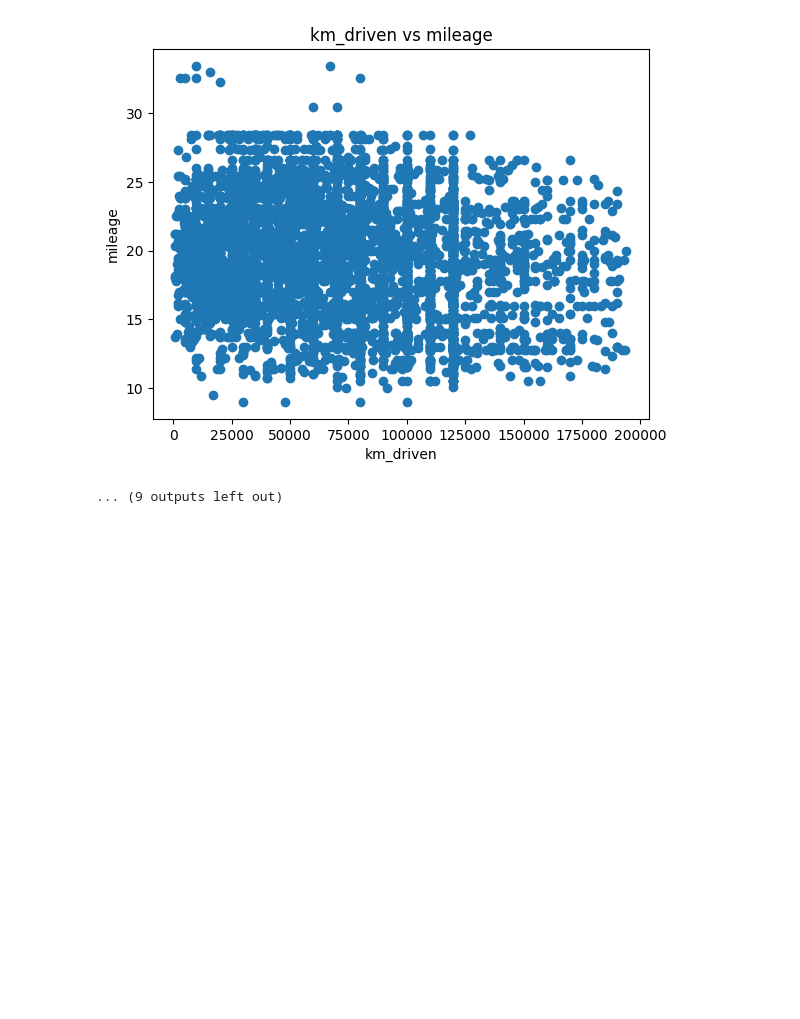
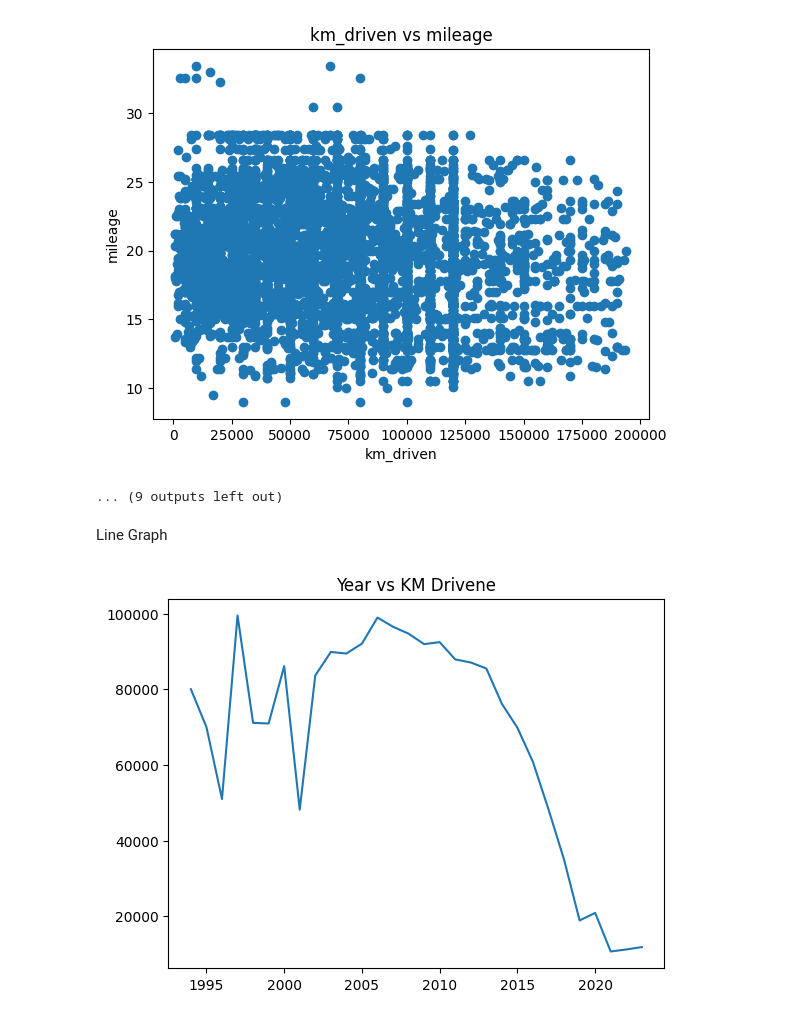
Before and after one commit to rijo909/py-ds, a Jupyter notebook: numpy-pandas/reading/reading_files_df.ipynb, the cells around one changed output. Cells and saved outputs as stored; diff of their text form; code cells hidden in the pictures; blank space fills up the shorter version.

```diff
--- a/numpy-pandas/reading/reading_files_df.ipynb
+++ b/numpy-pandas/reading/reading_files_df.ipynb
@@ -908,3 +908,12 @@ for i in range(len(columns)):
 [figure]
 [figure]
 ... (9 outputs left out)
+# %% [markdown]
+Line Graph
+# %%
+temp=df.groupby('year')['km_driven'].mean()
+plt.plot(temp.index, temp)
+plt.title('Year vs KM Drivene')
+plt.show()
+# %% [output]
+[figure, added]
```
Also changed, not shown: parts of 20 cells of this notebook, 3 other files.
